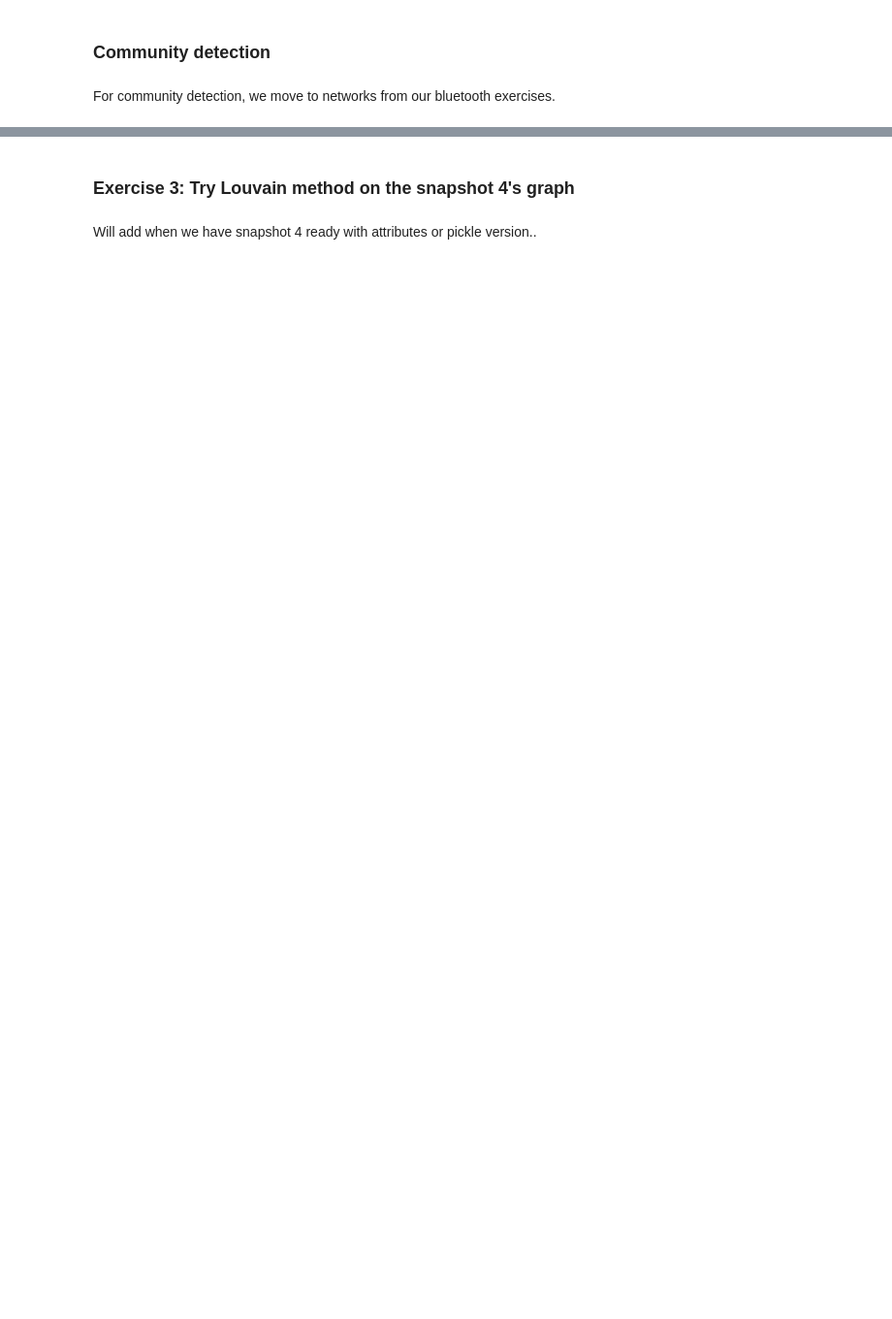
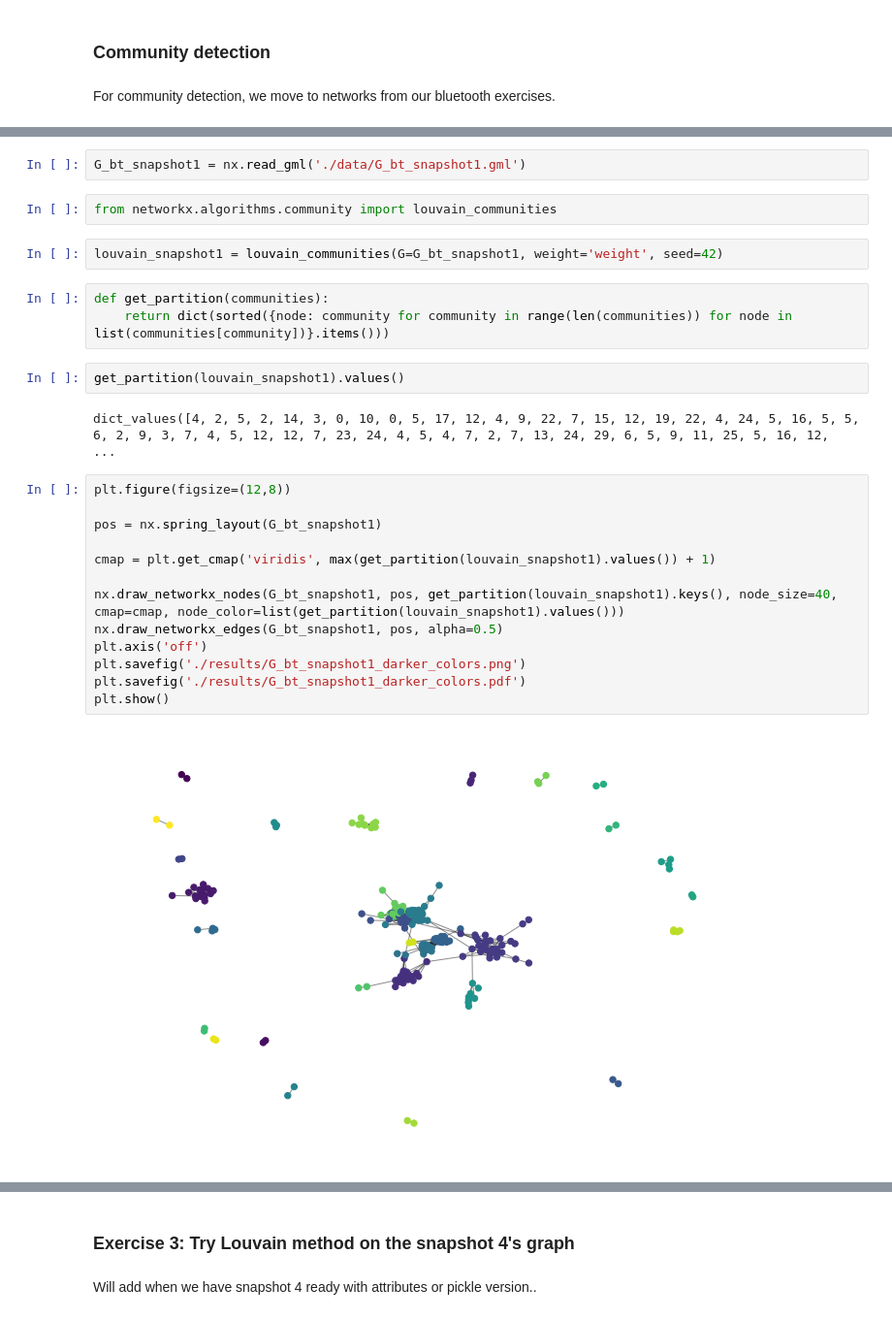
Before and after one commit to socialcomquant/css_methods_python_workshop, a Jupyter notebook: workshop2/2_network_analysis_solution.ipynb, the cells around one changed output, grey strips where cells are left out. Shown: that part at 97% size. Cells and saved outputs as stored; diff of their text form; blank space fills up the shorter version.

```diff
--- a/workshop2/2_network_analysis_solution.ipynb
+++ b/workshop2/2_network_analysis_solution.ipynb
@@ -175,0 +213,28 @@ nx.draw(
+# %%
+G_bt_snapshot1 = nx.read_gml('./data/G_bt_snapshot1.gml')
+# %%
+from networkx.algorithms.community import louvain_communities
+# %%
+louvain_snapshot1 = louvain_communities(G=G_bt_snapshot1, weight='weight', seed=42)
+# %%
+def get_partition(communities):
+    return dict(sorted({node: community for community in range(len(communities)) for node in list(communities[community])}.items()))
+# %%
+get_partition(louvain_snapshot1).values()
+# %% [output]
+dict_values([4, 2, 5, 2, 14, 3, 0, 10, 0, 5, 17, 12, 4, 9, 22, 7, 15, 12, 19, 22, 4, 24, 5, 16, 5, 5, 6, 2, 9, 3, 7, 4, 5, 12, 12, 7, 23, 24, 4, 5, 4, 7, 2, 7, 13, 24, 29, 6, 5, 9, 11, 25, 5, 16, 12,  ...
+# %%
+plt.figure(figsize=(12,8))
+
+pos = nx.spring_layout(G_bt_snapshot1)
+
+cmap = plt.get_cmap('viridis', max(get_partition(louvain_snapshot1).values()) + 1)
+
+nx.draw_networkx_nodes(G_bt_snapshot1, pos, get_partition(louvain_snapshot1).keys(), node_size=40, cmap=cmap, node_color=list(get_partition(louvain_snapshot1).values()))
+nx.draw_networkx_edges(G_bt_snapshot1, pos, alpha=0.5)
+plt.axis('off')
+plt.savefig('./results/G_bt_snapshot1_darker_colors.png')
+plt.savefig('./results/G_bt_snapshot1_darker_colors.pdf')
+plt.show()
+# %% [output]
+[figure, added]
```
Also changed, not shown: parts of 36 cells of this notebook.
